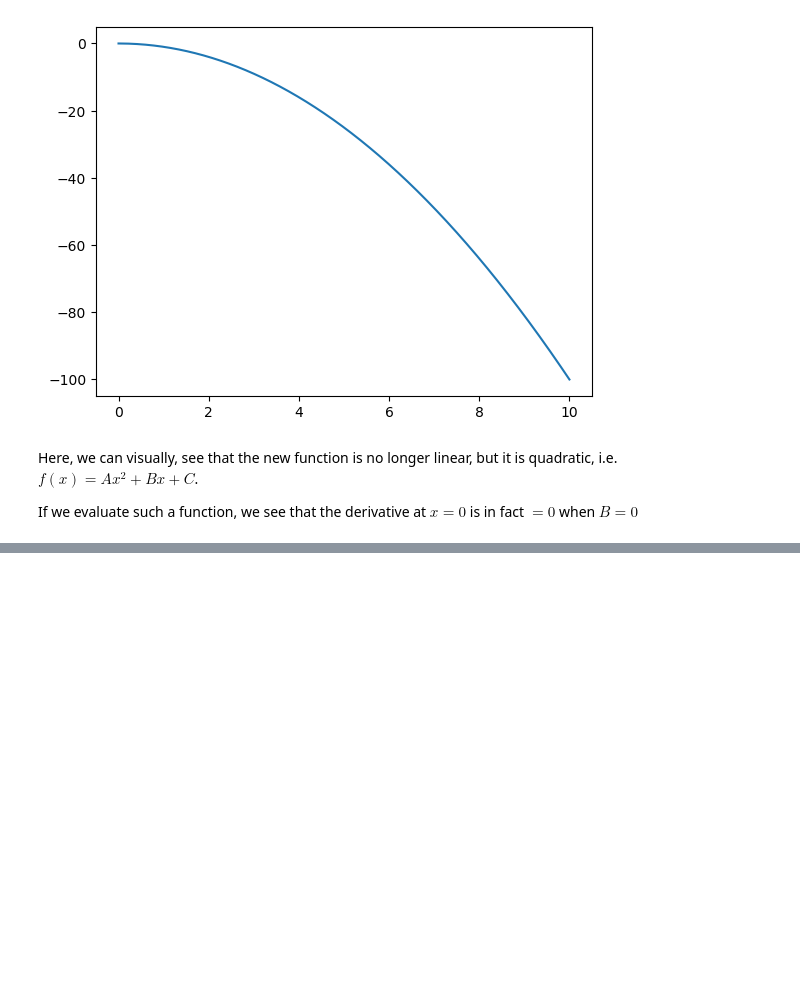
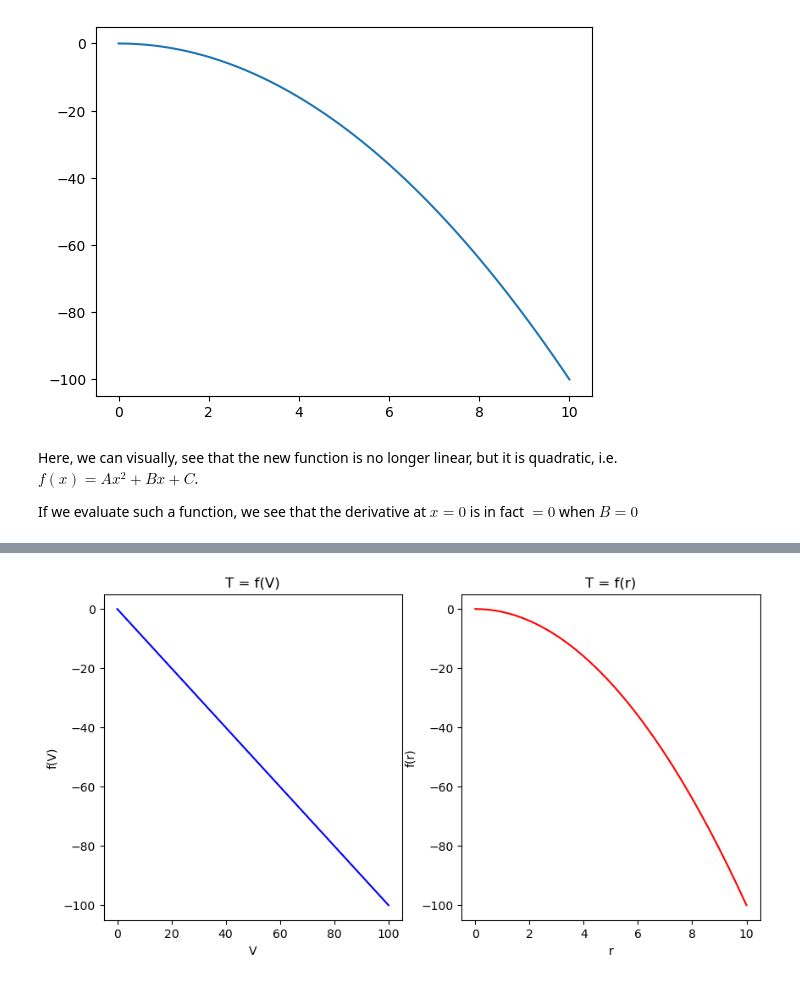
Before and after one commit to ThomasCsson/Transport-phenomena-TKP4160, a Jupyter notebook: zero_der.ipynb, the cells around one changed output, grey strips where cells are left out. Drawn from its saved outputs; the diff is of its cells as text; code cells hidden in the pictures; blank space fills up the shorter version.

```diff
--- a/zero_der.ipynb
+++ b/zero_der.ipynb
@@ -52,0 +70,15 @@ If we evaluate such a function, we see that the derivative at $x = 0$ is in fact
+# %%
+fig, axes = plt.subplots(1, 2, figsize=(10, 5))
+
+
+axes[0].plot(V_axis, y_axis, color='blue')
+axes[0].set_title('T = f(V)')
+axes[0].set_xlabel('V')
+axes[0].set_ylabel('f(V)')
+axes[1].plot(new_x_axis, new_y_axis, color='red')
+axes[1].set_title('T = f(r)')
+axes[1].set_xlabel('r')
+axes[1].set_ylabel('f(r)')
+plt.show()
+# %% [output]
+[figure, added]
```
Also changed, not shown: parts of 2 cells of this notebook.
